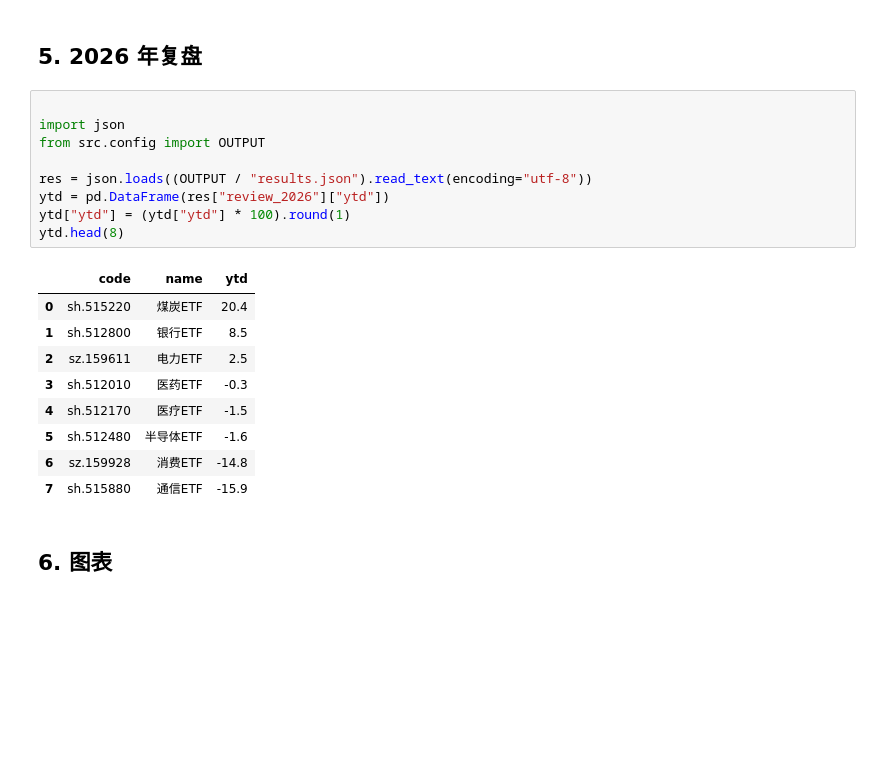
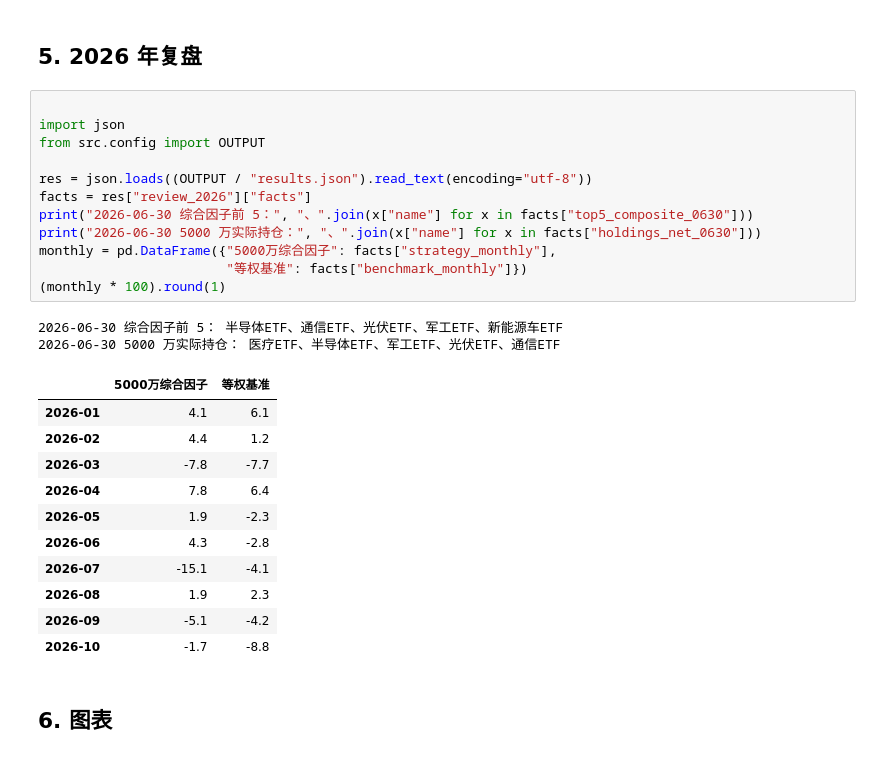
Before and after one commit to kwunkau/quant-research, a Jupyter notebook: kwunkau_day02/output/kwunkau_day02_research.ipynb, the cells around one changed output. Saved outputs shown, nothing was run; the diff lists cells and outputs as text; blank space fills up the shorter version.

```diff
--- a/kwunkau_day02/output/kwunkau_day02_research.ipynb
+++ b/kwunkau_day02/output/kwunkau_day02_research.ipynb
@@ -199,22 +201,29 @@ pd.DataFrame(cap_rows).round(4)
 # %%
 
 import json
 from src.config import OUTPUT
 
 res = json.loads((OUTPUT / "results.json").read_text(encoding="utf-8"))
-ytd = pd.DataFrame(res["review_2026"]["ytd"])
-ytd["ytd"] = (ytd["ytd"] * 100).round(1)
-ytd.head(8)
+facts = res["review_2026"]["facts"]
+print("2026-06-30 综合因子前 5：", "、".join(x["name"] for x in facts["top5_composite_0630"]))
+print("2026-06-30 5000 万实际持仓：", "、".join(x["name"] for x in facts["holdings_net_0630"]))
+monthly = pd.DataFrame({"5000万综合因子": facts["strategy_monthly"],
+                        "等权基准": facts["benchmark_monthly"]})
+(monthly * 100).round(1)
 # %% [output]
+2026-06-30 综合因子前 5： 半导体ETF、通信ETF、光伏ETF、军工ETF、新能源车ETF
+2026-06-30 5000 万实际持仓： 医疗ETF、半导体ETF、军工ETF、光伏ETF、通信ETF
-|  | code | name | ytd |
-| 0 | sh.515220 | 煤炭ETF | 20.4 |
-| 1 | sh.512800 | 银行ETF | 8.5 |
-| 2 | sz.159611 | 电力ETF | 2.5 |
-| 3 | sh.512010 | 医药ETF | -0.3 |
-| 4 | sh.512170 | 医疗ETF | -1.5 |
-| 5 | sh.512480 | 半导体ETF | -1.6 |
-| 6 | sz.159928 | 消费ETF | -14.8 |
-| 7 | sh.515880 | 通信ETF | -15.9 |
+|  | 5000万综合因子 | 等权基准 |
+| 2026-01 | 4.1 | 6.1 |
+| 2026-02 | 4.4 | 1.2 |
+| 2026-03 | -7.8 | -7.7 |
+| 2026-04 | 7.8 | 6.4 |
+| 2026-05 | 1.9 | -2.3 |
+| 2026-06 | 4.3 | -2.8 |
+| 2026-07 | -15.1 | -4.1 |
+| 2026-08 | 1.9 | 2.3 |
+| 2026-09 | -5.1 | -4.2 |
+| 2026-10 | -1.7 | -8.8 |
 # %% [markdown]
 ## 6. 图表
 # %%
```
Also changed, not shown: parts of 7 cells of this notebook, 24 other files.
